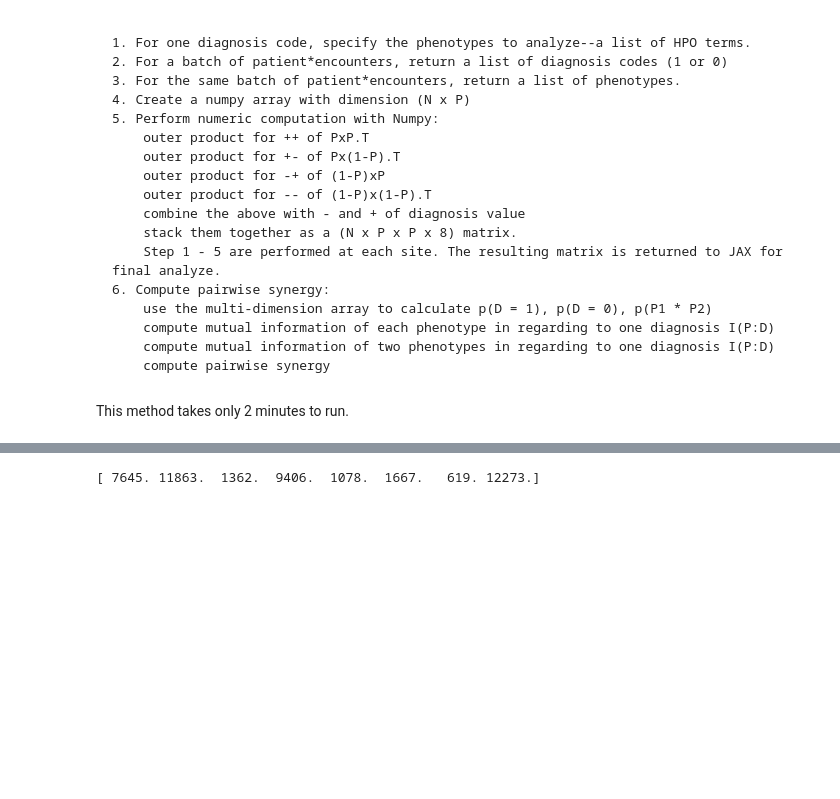
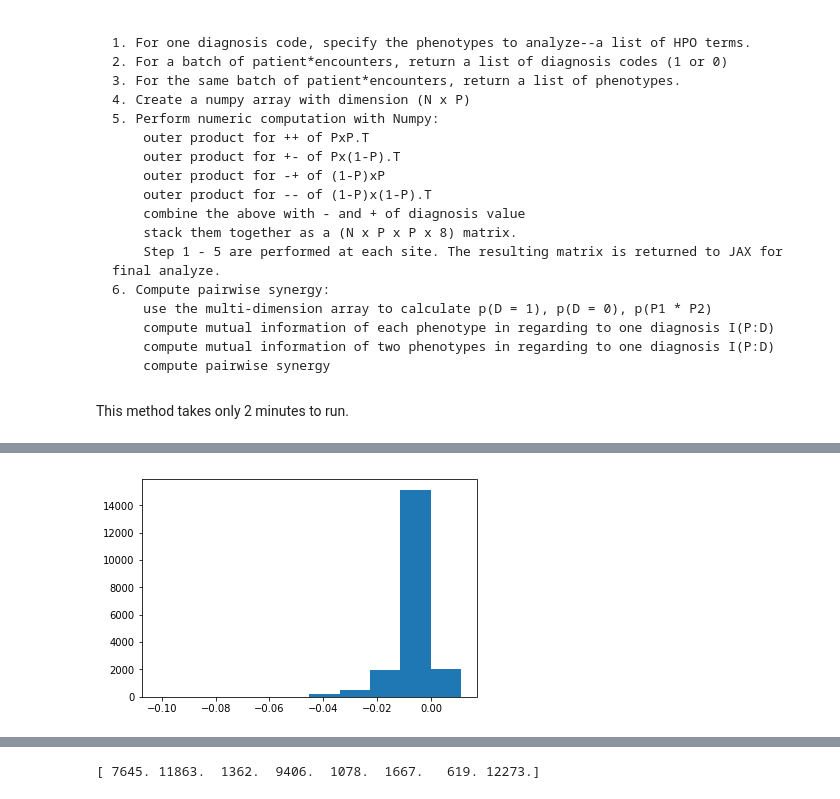
Before and after one commit to TheJacksonLaboratory/MIMIC_HPO, a Jupyter notebook: src/main/resources/mutual_info.ipynb, the cells around one changed output, grey strips where cells are left out. Saved outputs shown, nothing was run; the diff lists cells and outputs as text; code cells hidden in the pictures; blank space fills up the shorter version.

```diff
--- a/src/main/resources/mutual_info.ipynb
+++ b/src/main/resources/mutual_info.ipynb
@@ -1404,0 +1419,4 @@ print(S[0,:])
+# %%
+S = np.load('S_July24.npy')
+label = np.load('phenotype_list.npy')
+print(S)
@@ -1404,0 +1437,5 @@ print(S[0,:])
+# %%
+plt.hist(S.flat, bins=10)
+plt.show()
+# %% [output]
+[figure, added]
```
Also changed, not shown: parts of 11 cells of this notebook, 1 other file.
